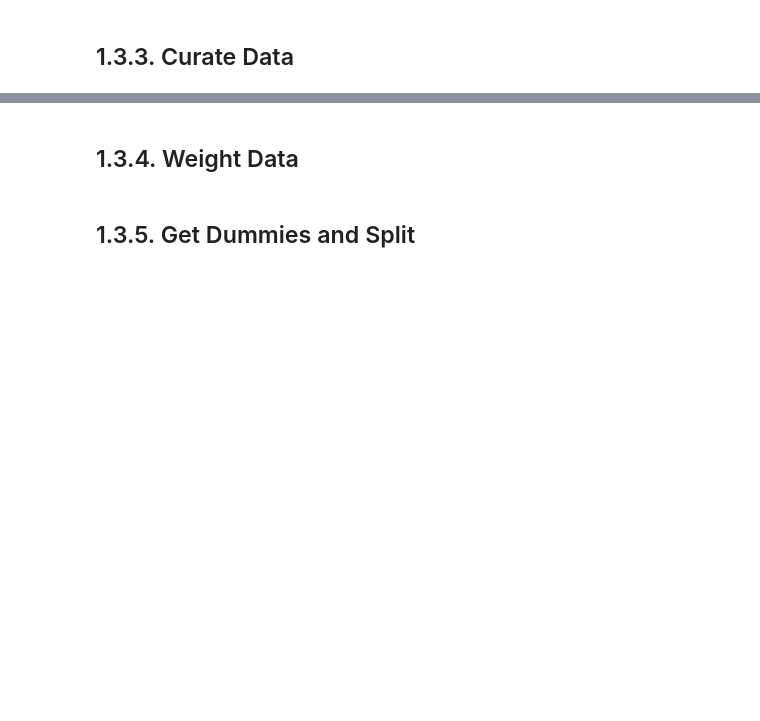
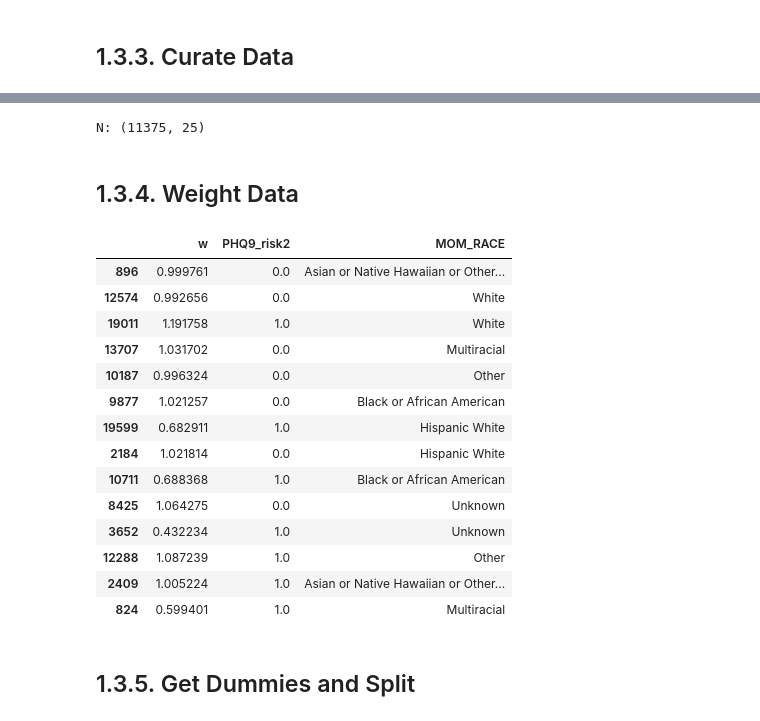
Before and after one commit to theaksaini/ppd-prediction, a Jupyter notebook: data_analysis_PHQ9.ipynb, the cells around one changed output, grey strips where cells are left out. Drawn from its saved outputs; the diff is of its cells as text; code cells hidden in the pictures; blank space fills up the shorter version.

```diff
--- a/data_analysis_PHQ9.ipynb
+++ b/data_analysis_PHQ9.ipynb
@@ -178,13 +228,11 @@ all_data = pd.read_excel("Eynav cleaned data.xlsx")
 outcome = 'PHQ9_risk2'
 
 data = all_data[['MOM_AGE','MOM_RACE','ETHNIC_GROUP','ZIP','MARITAL_STATUS','FINANCIAL_CLASS',
-                 #'GRAVIDITY','PARITY','ABORTIONS',
-                 #'CHILD_BIRTH_WT','CHILD_GESTATION_AGE_NUMBER',
                  'LBW','PTB',
                  'DELIVERY_METHOD','NICU_ADMIT','MFCU_ADMIT',
                  'PREE','GDM','GHTN',
                  'MOM_BMI','MOM_LOS','CHILD_LOS',
-                 'HIST_ANXIETY','HIST_DEPRESS','HIST_BIPOLAR','HIST_OTHER',
+                 'HIST_ANXIETY','HIST_DEPRESS','HIST_BIPOLAR','HIST_PMAD','MENTAL_HEALTH_DX_CUTOFF',
                  'MED_PSYCH','MED_CARDIO',
                  outcome,'PHQ9_VALUE']]
 # %% [markdown]
@@ -240,9 +314,29 @@ plt.bar(x, y)
 # %%
 print("N:",data.shape)
+# %% [output]
+N: (11375, 25)
 # %% [markdown]
 ## 1.3.4. Weight Data
 # %%
 data['w'] = calc_weights(df=data, sens_features_name="MOM_RACE", outcome_name=outcome)
+# %%
+data[['w',outcome,'MOM_RACE']].drop_duplicates()
+# %% [output]
+|  | w | PHQ9_risk2 | MOM_RACE |
+| 896 | 0.999761 | 0.0 | Asian or Native Hawaiian or Other... |
+| 12574 | 0.992656 | 0.0 | White |
+| 19011 | 1.191758 | 1.0 | White |
+| 13707 | 1.031702 | 0.0 | Multiracial |
+| 10187 | 0.996324 | 0.0 | Other |
+| 9877 | 1.021257 | 0.0 | Black or African American |
+| 19599 | 0.682911 | 1.0 | Hispanic White |
+| 2184 | 1.021814 | 0.0 | Hispanic White |
+| 10711 | 0.688368 | 1.0 | Black or African American |
+| 8425 | 1.064275 | 0.0 | Unknown |
+| 3652 | 0.432234 | 1.0 | Unknown |
+| 12288 | 1.087239 | 1.0 | Other |
+| 2409 | 1.005224 | 1.0 | Asian or Native Hawaiian or Other... |
+| 824 | 0.599401 | 1.0 | Multiracial |
 # %% [markdown]
 ## 1.3.5. Get Dummies and Split
 # %%
```
Also changed, not shown: parts of 86 cells of this notebook.
